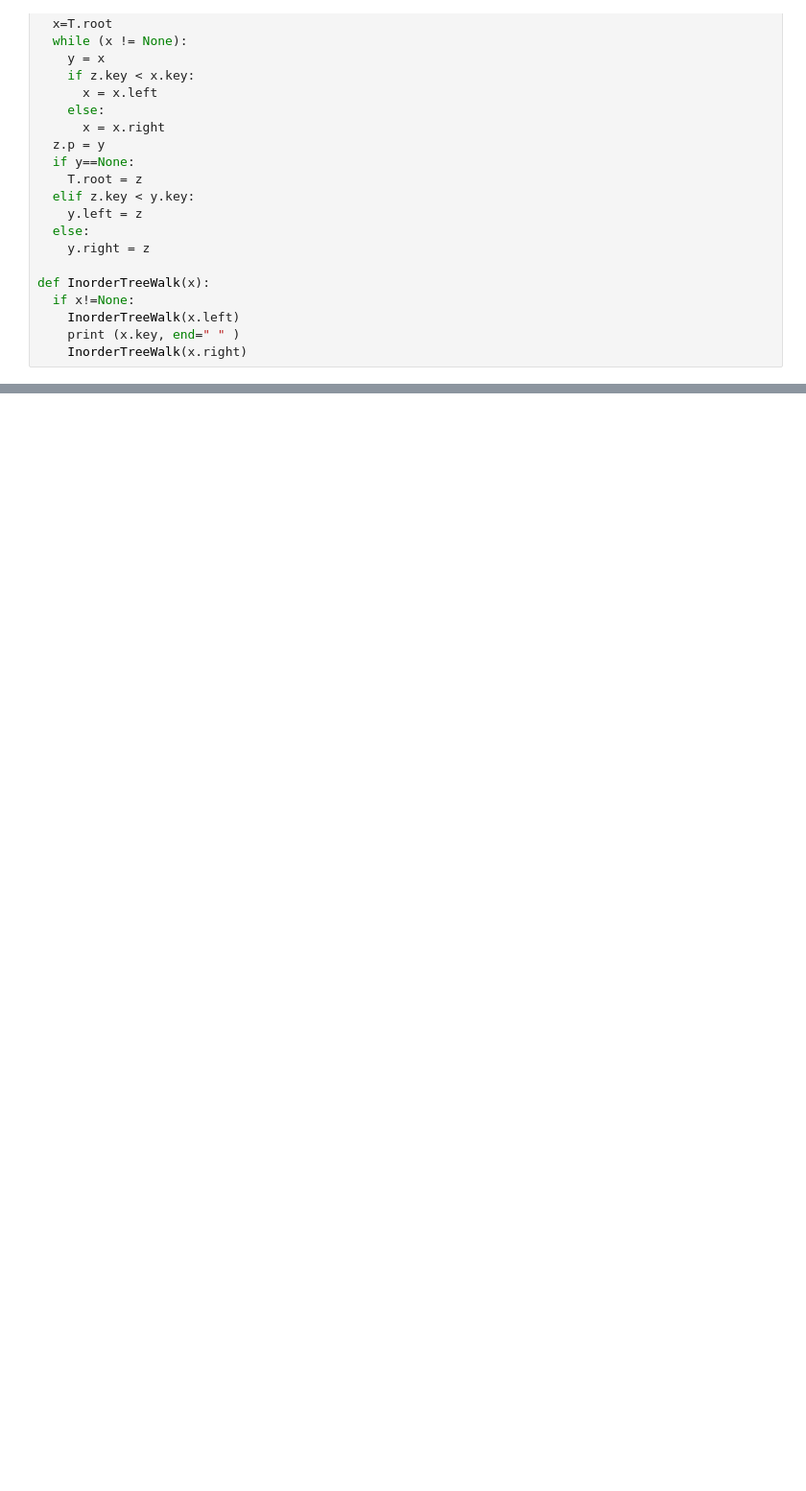
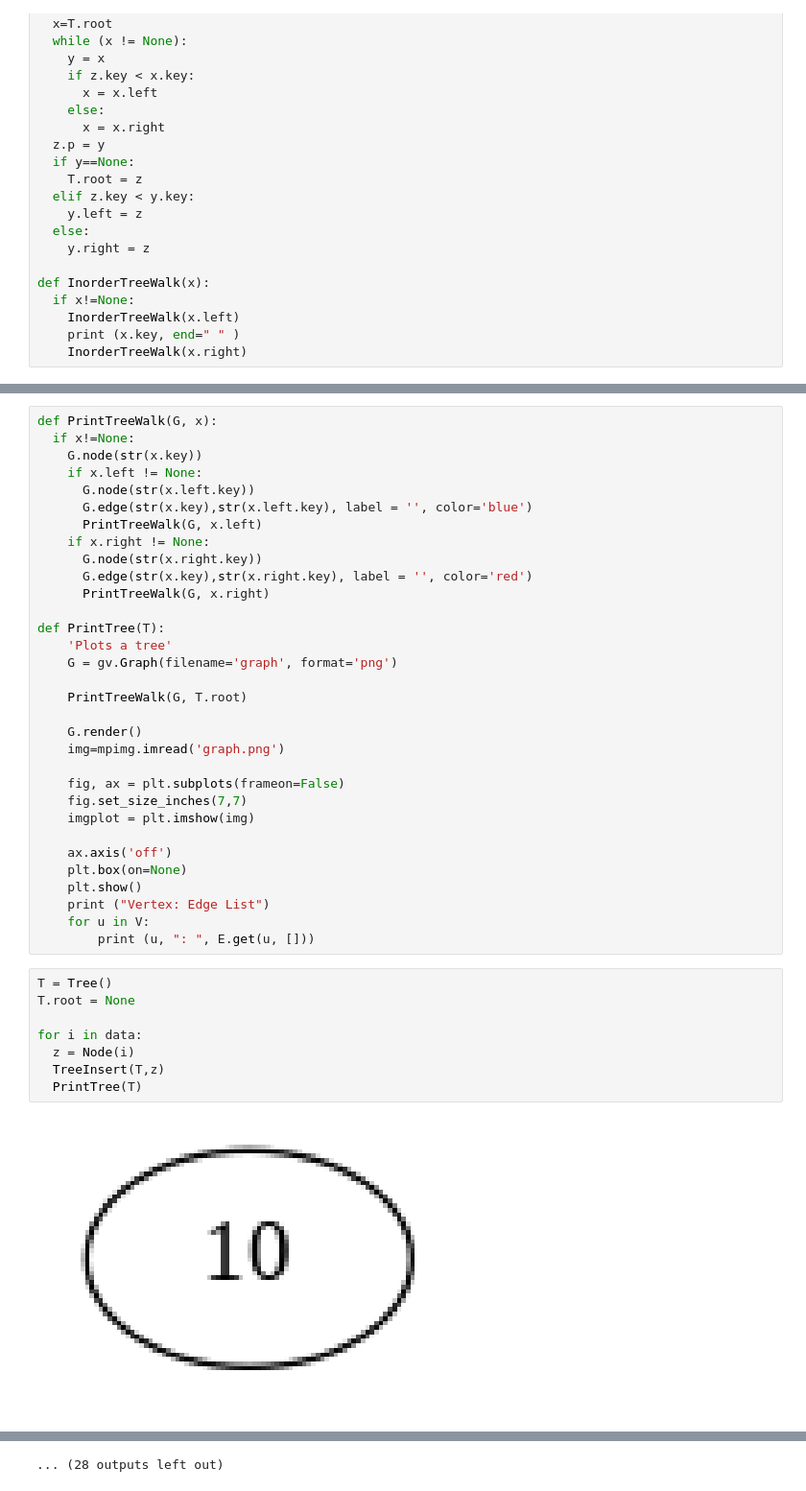
Before and after one commit to everestso/47.53.59, a Jupyter notebook: c174f19_graph1.ipynb, the cells around one changed output, grey strips where cells are left out. Shown at 96% size. Cells and saved outputs as stored; diff of their text form; blank space fills up the shorter version.

```diff
--- a/c174f19_graph1.ipynb
+++ b/c174f19_graph1.ipynb
@@ -221,0 +127,42 @@ Vertex: Edge List
+# %%
+def PrintTreeWalk(G, x):
+  if x!=None:
+    G.node(str(x.key))
+    if x.left != None:
+      G.node(str(x.left.key))
+      G.edge(str(x.key),str(x.left.key), label = '', color='blue')
+      PrintTreeWalk(G, x.left)
+    if x.right != None:
+      G.node(str(x.right.key))
+      G.edge(str(x.key),str(x.right.key), label = '', color='red')
+      PrintTreeWalk(G, x.right)
+
+def PrintTree(T):
+    'Plots a tree'
+    G = gv.Graph(filename='graph', format='png')
+
+    PrintTreeWalk(G, T.root)
+
+    G.render()
+    img=mpimg.imread('graph.png')
+
+    fig, ax = plt.subplots(frameon=False)
+    fig.set_size_inches(7,7)
+    imgplot = plt.imshow(img)
+
+    ax.axis('off')
+    plt.box(on=None)
+    plt.show()
+    print ("Vertex: Edge List")
+    for u in V:
+        print (u, ": ", E.get(u, []))
+# %%
+T = Tree()
+T.root = None
+
+for i in data:
+  z = Node(i)
+  TreeInsert(T,z)
+  PrintTree(T)
+# %% [output]
+[figure, added]
@@ -221,0 +240 @@ Vertex: Edge List
+... (28 outputs left out)
```
Also changed, not shown: parts of 3 cells of this notebook.
